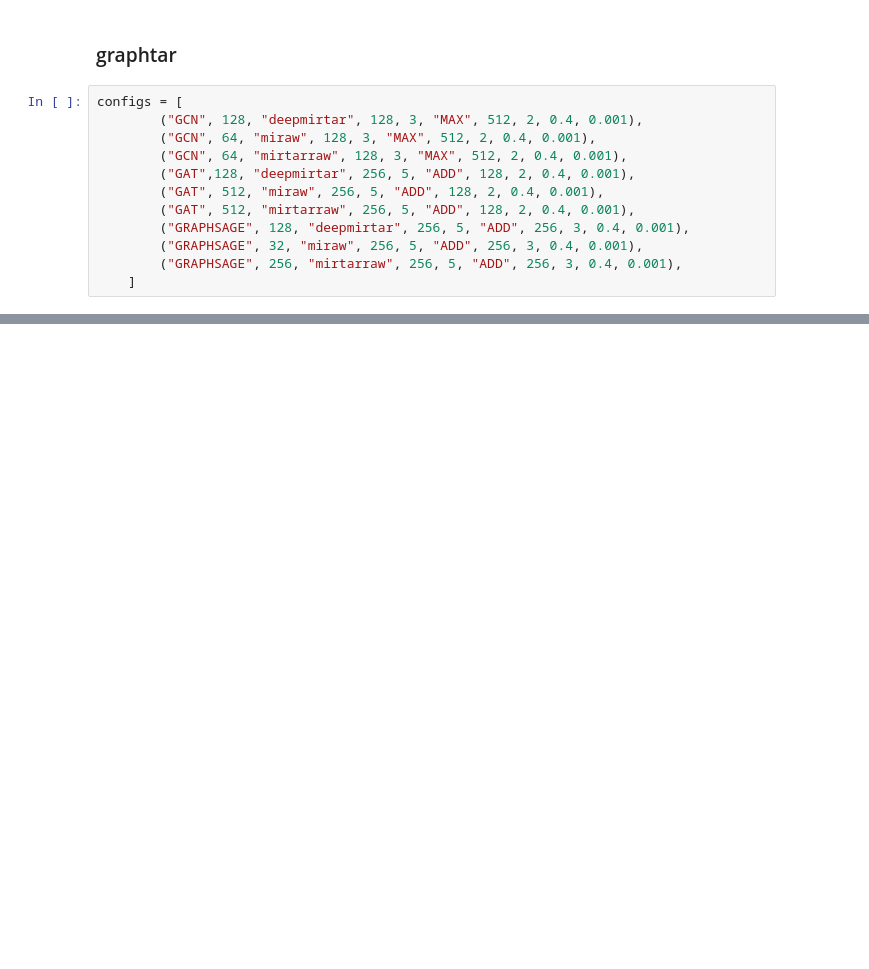
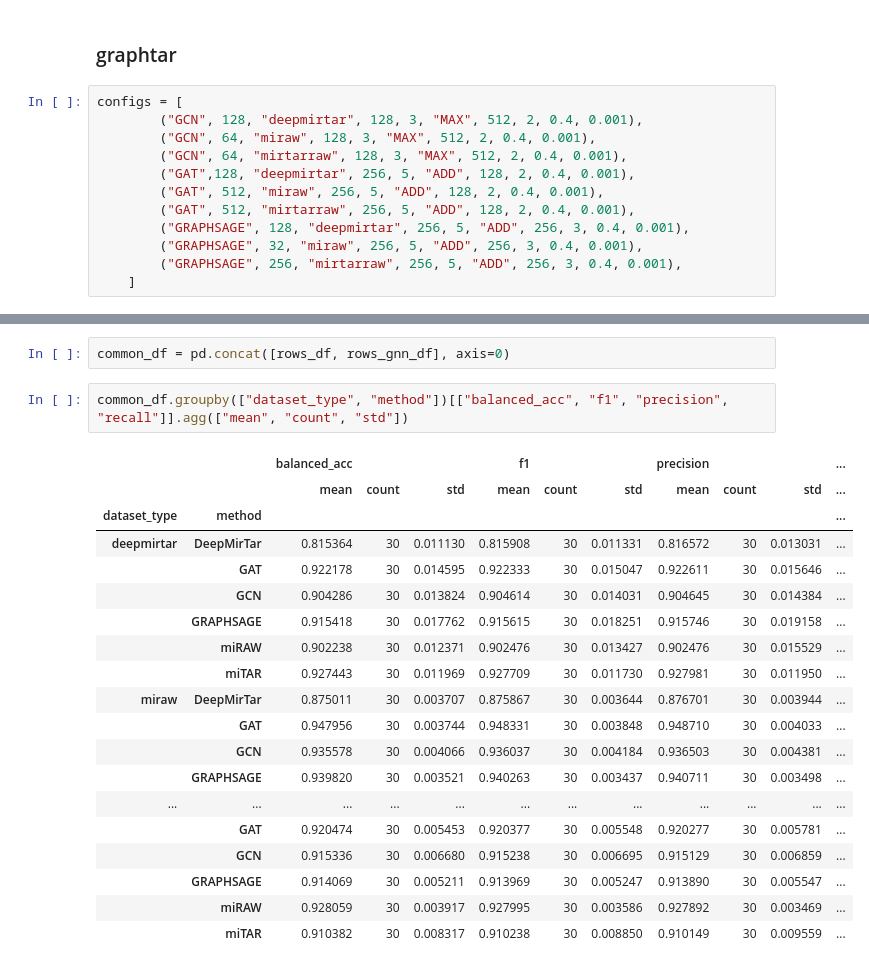
Before and after one commit to SanoScience/graphtar, a Jupyter notebook: analysis/results_analysis/results_analysis.ipynb, the cells around one changed output, grey strips where cells are left out. Cells and saved outputs as stored; diff of their text form; blank space fills up the shorter version.

```diff
--- a/analysis/results_analysis/results_analysis.ipynb
+++ b/analysis/results_analysis/results_analysis.ipynb
@@ -234,0 +164,24 @@ Metric: auc, mean: 0.9140694177247166, min: 0.901154541039744, max: 0.9230405871
+# %%
+common_df = pd.concat([rows_df, rows_gnn_df], axis=0)
+# %%
+common_df.groupby(["dataset_type", "method"])[["balanced_acc", "f1", "precision", "recall"]].agg(["mean", "count", "std"])
+# %% [output]
+|  |  | balanced_acc |  |  | f1 |  |  | precision |  |  | ... |
+|  |  | mean | count | std | mean | count | std | mean | count | std | ... |
+| dataset_type | method |  |  |  |  |  |  |  |  |  | ... |
+| deepmirtar | DeepMirTar | 0.815364 | 30 | 0.011130 | 0.815908 | 30 | 0.011331 | 0.816572 | 30 | 0.013031 | ... |
+|  | GAT | 0.922178 | 30 | 0.014595 | 0.922333 | 30 | 0.015047 | 0.922611 | 30 | 0.015646 | ... |
+|  | GCN | 0.904286 | 30 | 0.013824 | 0.904614 | 30 | 0.014031 | 0.904645 | 30 | 0.014384 | ... |
+|  | GRAPHSAGE | 0.915418 | 30 | 0.017762 | 0.915615 | 30 | 0.018251 | 0.915746 | 30 | 0.019158 | ... |
+|  | miRAW | 0.902238 | 30 | 0.012371 | 0.902476 | 30 | 0.013427 | 0.902476 | 30 | 0.015529 | ... |
+|  | miTAR | 0.927443 | 30 | 0.011969 | 0.927709 | 30 | 0.011730 | 0.927981 | 30 | 0.011950 | ... |
+| miraw | DeepMirTar | 0.875011 | 30 | 0.003707 | 0.875867 | 30 | 0.003644 | 0.876701 | 30 | 0.003944 | ... |
+|  | GAT | 0.947956 | 30 | 0.003744 | 0.948331 | 30 | 0.003848 | 0.948710 | 30 | 0.004033 | ... |
+|  | GCN | 0.935578 | 30 | 0.004066 | 0.936037 | 30 | 0.004184 | 0.936503 | 30 | 0.004381 | ... |
+|  | GRAPHSAGE | 0.939820 | 30 | 0.003521 | 0.940263 | 30 | 0.003437 | 0.940711 | 30 | 0.003498 | ... |
+| ... | ... | ... | ... | ... | ... | ... | ... | ... | ... | ... | ... |
+|  | GAT | 0.920474 | 30 | 0.005453 | 0.920377 | 30 | 0.005548 | 0.920277 | 30 | 0.005781 | ... |
+|  | GCN | 0.915336 | 30 | 0.006680 | 0.915238 | 30 | 0.006695 | 0.915129 | 30 | 0.006859 | ... |
+|  | GRAPHSAGE | 0.914069 | 30 | 0.005211 | 0.913969 | 30 | 0.005247 | 0.913890 | 30 | 0.005547 | ... |
+|  | miRAW | 0.928059 | 30 | 0.003917 | 0.927995 | 30 | 0.003586 | 0.927892 | 30 | 0.003469 | ... |
+|  | miTAR | 0.910382 | 30 | 0.008317 | 0.910238 | 30 | 0.008850 | 0.910149 | 30 | 0.009559 | ... |
```
Also changed, not shown: parts of 24 cells of this notebook, 4 other files.
